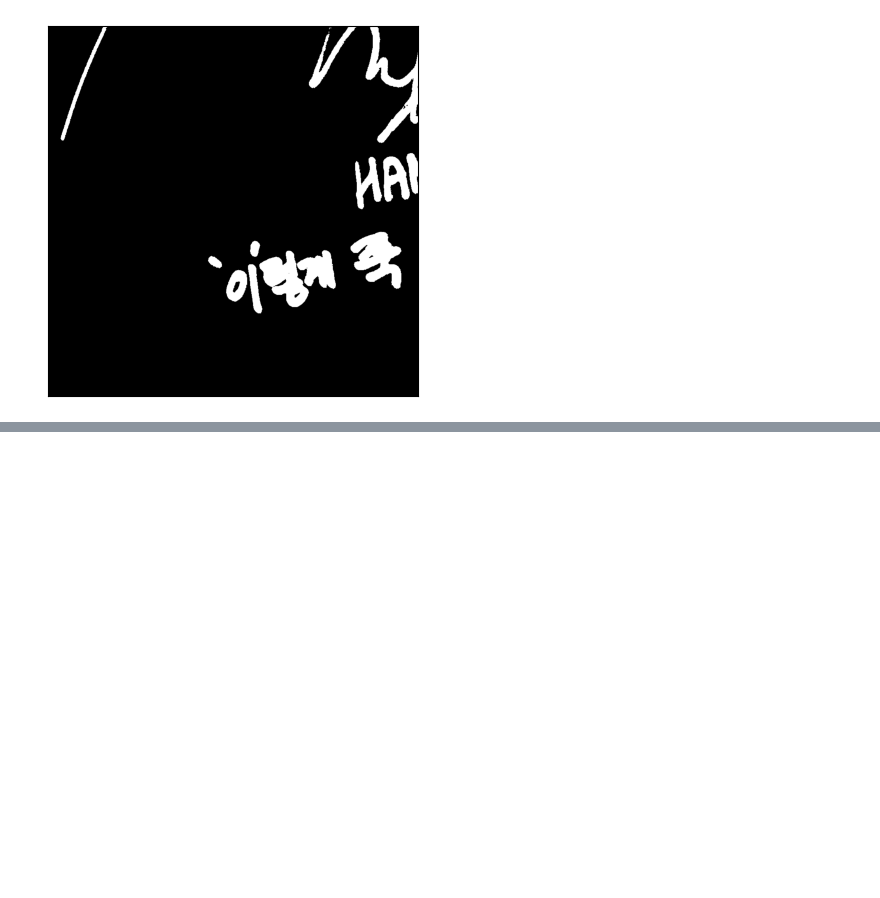
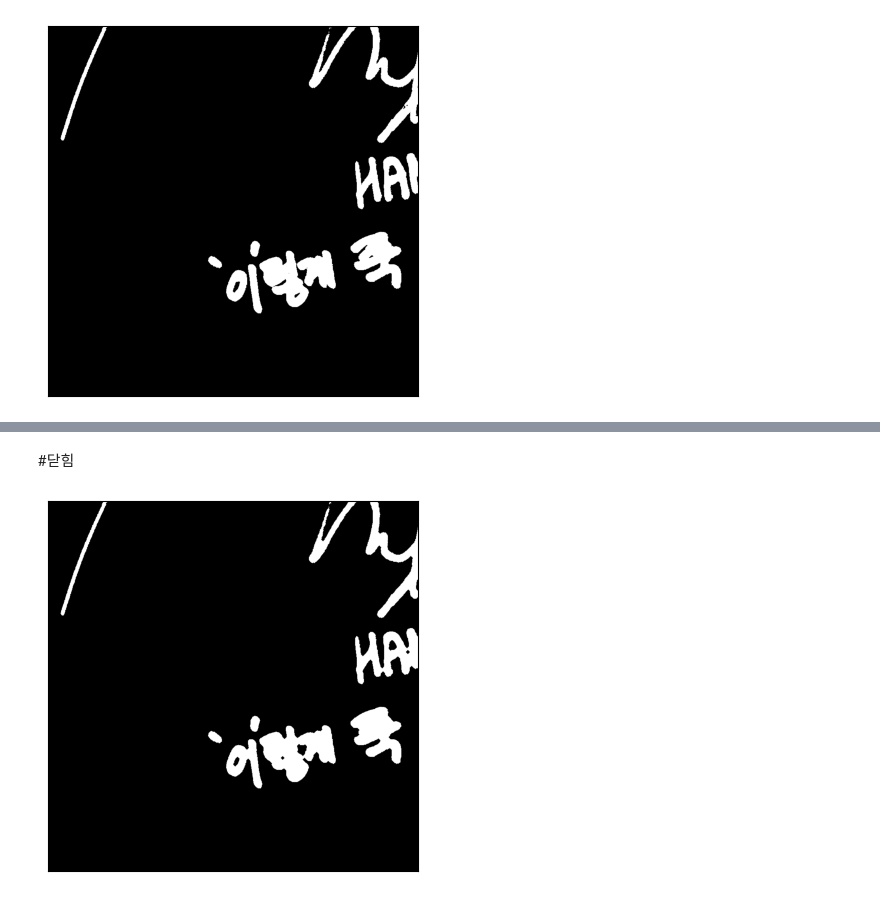
Before and after one commit to techn-0/computer_vision_STD, a Jupyter notebook: CV_3_4.ipynb, the cells around one changed output, grey strips where cells are left out. Drawn from its saved outputs; the diff is of its cells as text; code cells hidden in the pictures; blank space fills up the shorter version.

```diff
--- a/CV_3_4.ipynb
+++ b/CV_3_4.ipynb
@@ -59,0 +70,8 @@ plt.show()
+# %% [markdown]
+#닫힘
+# %%
+b_closing=cv.erode(cv.dilate(b,se,iterations=2),se,iterations=2)
+plt.imshow(b_closing,cmap='gray'), plt.xticks([]), plt.yticks([])
+plt.show()
+# %% [output]
+[figure, added]
```
Also changed, not shown: parts of 4 cells of this notebook.
